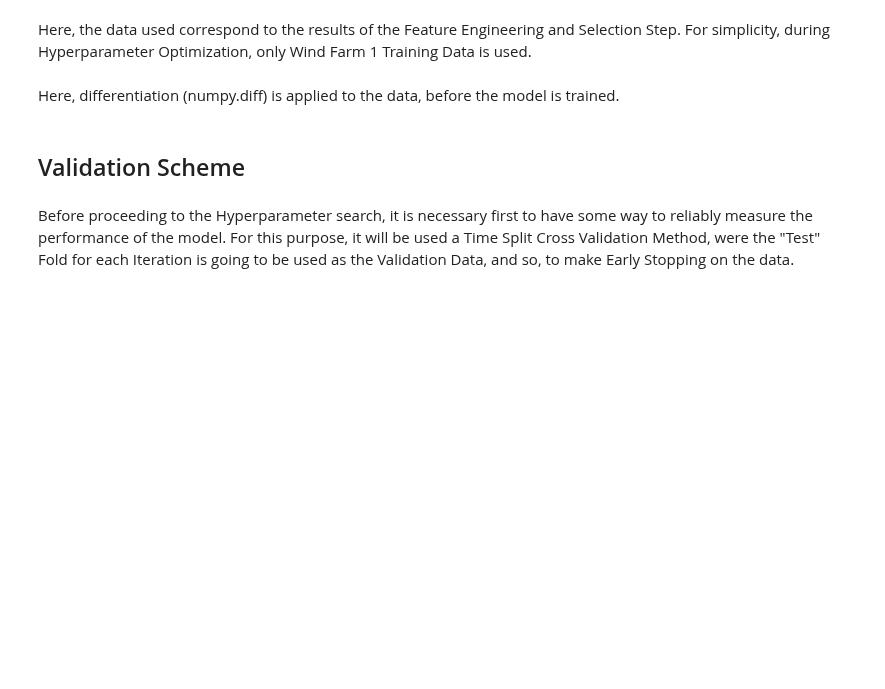
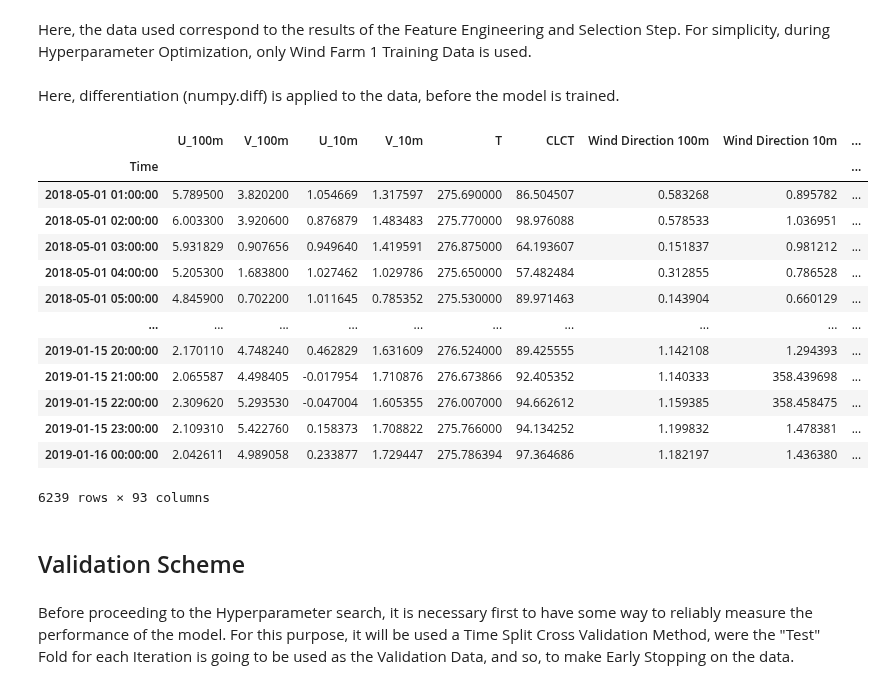
Before and after one commit to andre-la-machado/cnr, a Jupyter notebook: modelling_xgboost.ipynb, the cells around one changed output. Cells and saved outputs as stored; diff of their text form; code cells hidden in the pictures; blank space fills up the shorter version.

```diff
--- a/modelling_xgboost.ipynb
+++ b/modelling_xgboost.ipynb
@@ -40,6 +40,23 @@ X = X.drop(['ID','WF','Set'],axis=1)
 Here, differentiation (numpy.diff) is applied to the data, before the model is trained.
 # %%
 #X = transform_data(X)
+# %%
+X
+# %% [output]
+|  | U_100m | V_100m | U_10m | V_10m | T | CLCT | Wind Direction 100m | Wind Direction 10m | ... |
+| Time |  |  |  |  |  |  |  |  | ... |
+| 2018-05-01 01:00:00 | 5.789500 | 3.820200 | 1.054669 | 1.317597 | 275.690000 | 86.504507 | 0.583268 | 0.895782 | ... |
+| 2018-05-01 02:00:00 | 6.003300 | 3.920600 | 0.876879 | 1.483483 | 275.770000 | 98.976088 | 0.578533 | 1.036951 | ... |
+| 2018-05-01 03:00:00 | 5.931829 | 0.907656 | 0.949640 | 1.419591 | 276.875000 | 64.193607 | 0.151837 | 0.981212 | ... |
+| 2018-05-01 04:00:00 | 5.205300 | 1.683800 | 1.027462 | 1.029786 | 275.650000 | 57.482484 | 0.312855 | 0.786528 | ... |
+| 2018-05-01 05:00:00 | 4.845900 | 0.702200 | 1.011645 | 0.785352 | 275.530000 | 89.971463 | 0.143904 | 0.660129 | ... |
+| ... | ... | ... | ... | ... | ... | ... | ... | ... | ... |
+| 2019-01-15 20:00:00 | 2.170110 | 4.748240 | 0.462829 | 1.631609 | 276.524000 | 89.425555 | 1.142108 | 1.294393 | ... |
+| 2019-01-15 21:00:00 | 2.065587 | 4.498405 | -0.017954 | 1.710876 | 276.673866 | 92.405352 | 1.140333 | 358.439698 | ... |
+| 2019-01-15 22:00:00 | 2.309620 | 5.293530 | -0.047004 | 1.605355 | 276.007000 | 94.662612 | 1.159385 | 358.458475 | ... |
+| 2019-01-15 23:00:00 | 2.109310 | 5.422760 | 0.158373 | 1.708822 | 275.766000 | 94.134252 | 1.199832 | 1.478381 | ... |
+| 2019-01-16 00:00:00 | 2.042611 | 4.989058 | 0.233877 | 1.729447 | 275.786394 | 97.364686 | 1.182197 | 1.436380 | ... |
+6239 rows × 93 columns
 # %% [markdown]
 ## Validation Scheme
 # %% [markdown]
```
Also changed, not shown: 1 other file.
